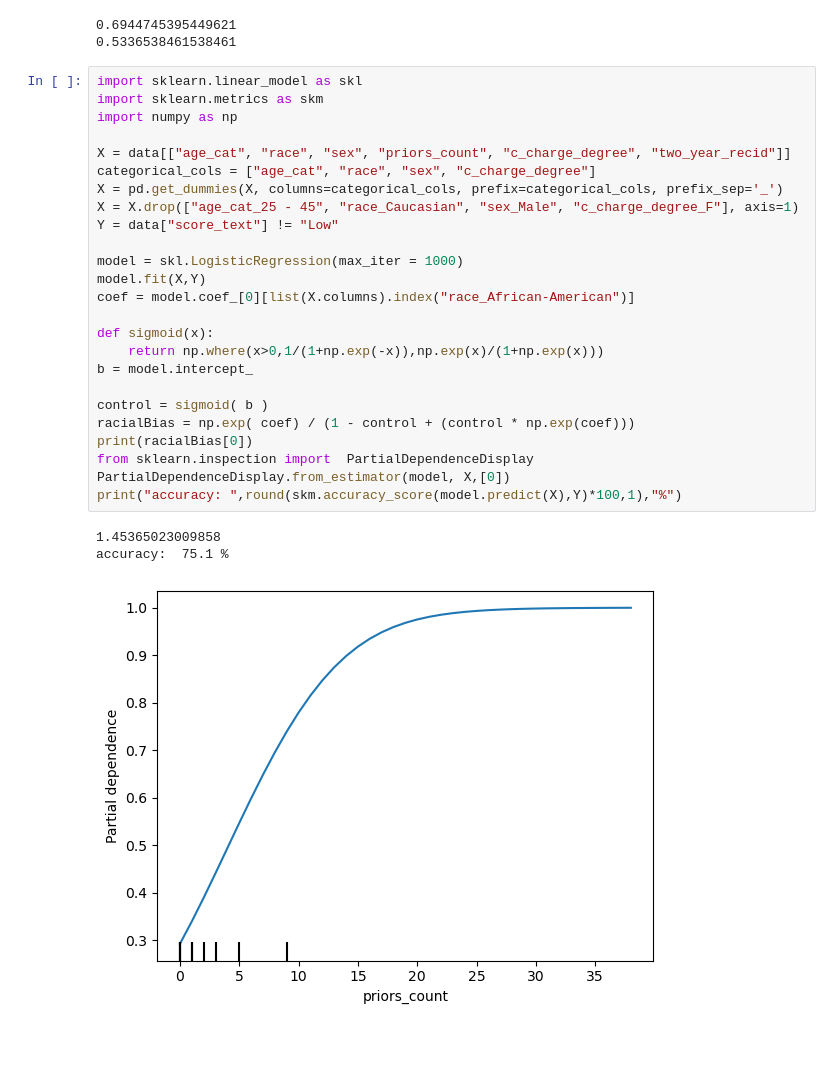
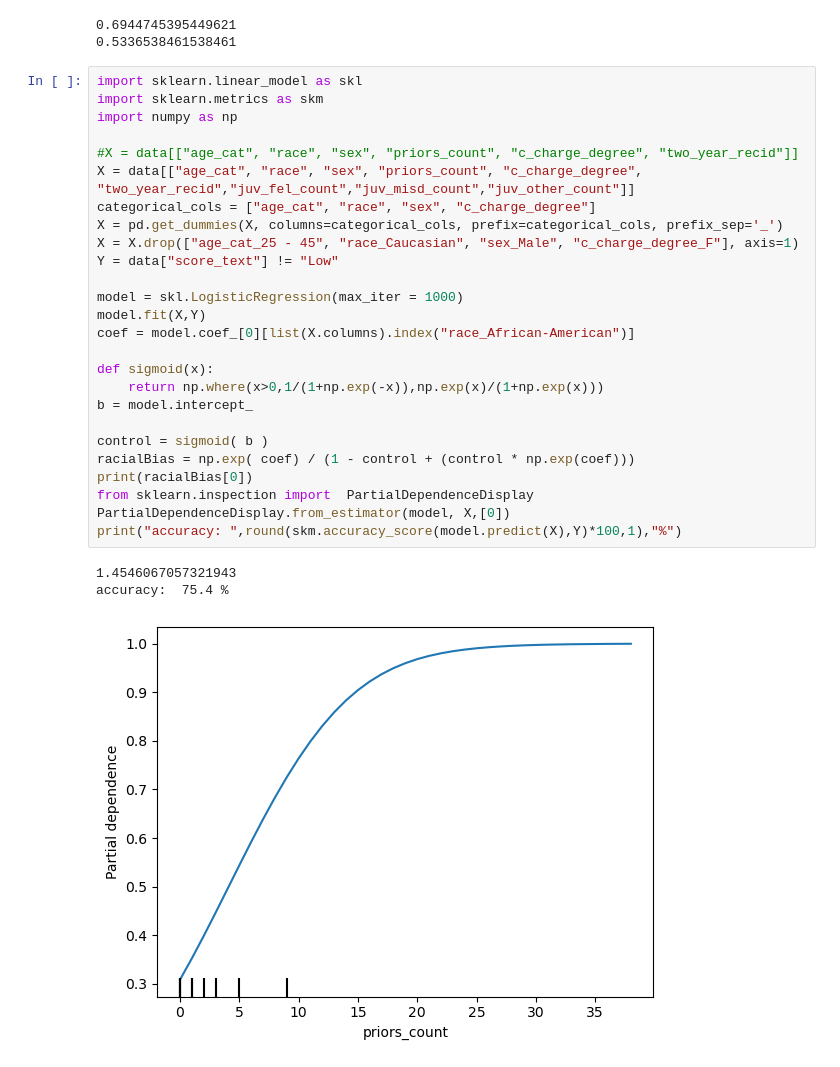
Before and after one commit to joska223/Prosjekt_1, a Jupyter notebook: Dataanalyse.ipynb, the cells around one changed output. Saved outputs shown, nothing was run; the diff lists cells and outputs as text.

```diff
--- a/Dataanalyse.ipynb
+++ b/Dataanalyse.ipynb
@@ -113,29 +127,30 @@ print(p_misklassifisert("Caucasian","race",data,["African-American","Caucasian"]
 # %%
 import sklearn.linear_model as skl
 import sklearn.metrics as skm
 import numpy as np
 
-X = data[["age_cat", "race", "sex", "priors_count", "c_charge_degree", "two_year_recid"]]
+#X = data[["age_cat", "race", "sex", "priors_count", "c_charge_degree", "two_year_recid"]]
+X = data[["age_cat", "race", "sex", "priors_count", "c_charge_degree", "two_year_recid","juv_fel_count","juv_misd_count","juv_other_count"]]
 categorical_cols = ["age_cat", "race", "sex", "c_charge_degree"]
 X = pd.get_dummies(X, columns=categorical_cols, prefix=categorical_cols, prefix_sep='_')
 X = X.drop(["age_cat_25 - 45", "race_Caucasian", "sex_Male", "c_charge_degree_F"], axis=1)
 Y = data["score_text"] != "Low"
 
 model = skl.LogisticRegression(max_iter = 1000)
 model.fit(X,Y)
 coef = model.coef_[0][list(X.columns).index("race_African-American")]
 
 def sigmoid(x):
     return np.where(x>0,1/(1+np.exp(-x)),np.exp(x)/(1+np.exp(x)))
 b = model.intercept_
 
 control = sigmoid( b )
 racialBias = np.exp( coef) / (1 - control + (control * np.exp(coef)))
 print(racialBias[0])
 from sklearn.inspection import  PartialDependenceDisplay
 PartialDependenceDisplay.from_estimator(model, X,[0])
 print("accuracy: ",round(skm.accuracy_score(model.predict(X),Y)*100,1),"%")
 # %% [output]
-1.45365023009858
-accuracy:  75.1 %
+1.4546067057321943
+accuracy:  75.4 %
-[figure, old version]
+[figure, new version]
```
Also changed, not shown: parts of 1 cell of this notebook.
